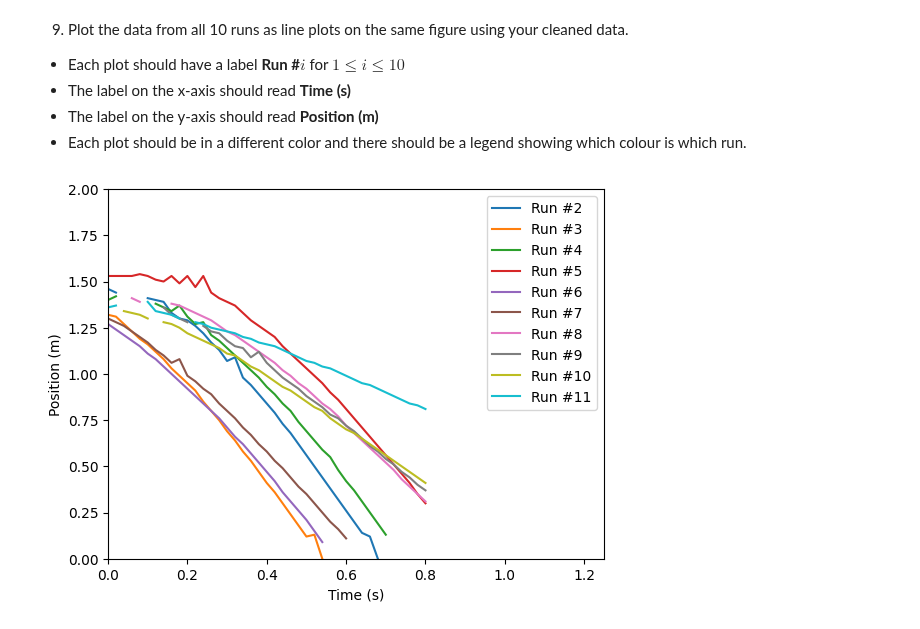
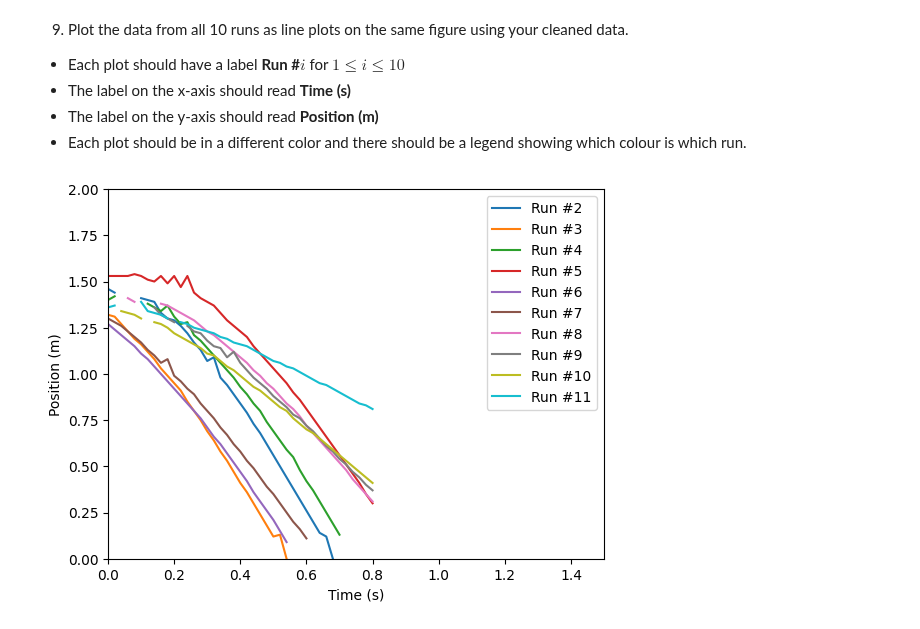
Before and after one commit to Sebastian42-5/python-2, a Jupyter notebook: assignment 1/assign1.ipynb, the cells around one changed output. Saved outputs shown, nothing was run; the diff lists cells and outputs as text; code cells hidden in the pictures.

```diff
--- a/assignment 1/assign1.ipynb
+++ b/assignment 1/assign1.ipynb
@@ -322,15 +324,15 @@ clean_df.to_csv("clean_data_multiple_filter.csv", index = False)
 # %%
 # Your code for step 9 goes here:
 
 for i in range(2, 12):
     xpoints = clean_df[f'Time (s) Run #{i}']
     ypoints = clean_df[f'Position (m) Run #{i}']
     plt.plot(xpoints, ypoints, label = f'Run #{i}')
 
-    plt.xlim(0, 1.25)
+    plt.xlim(0, 1.5)
     plt.ylim(0, 2)
     plt.xlabel('Time (s)')
     plt.ylabel('Position (m)')
     plt.legend()
 # %% [output]
-[figure, old version]
+[figure, new version]
```
Also changed, not shown: parts of 1 cell of this notebook.
